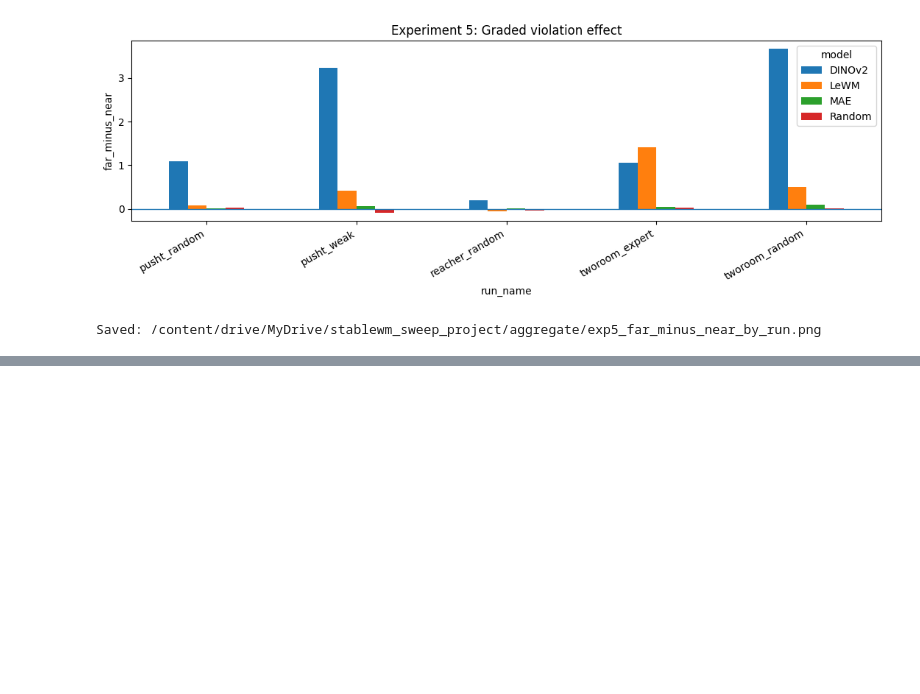
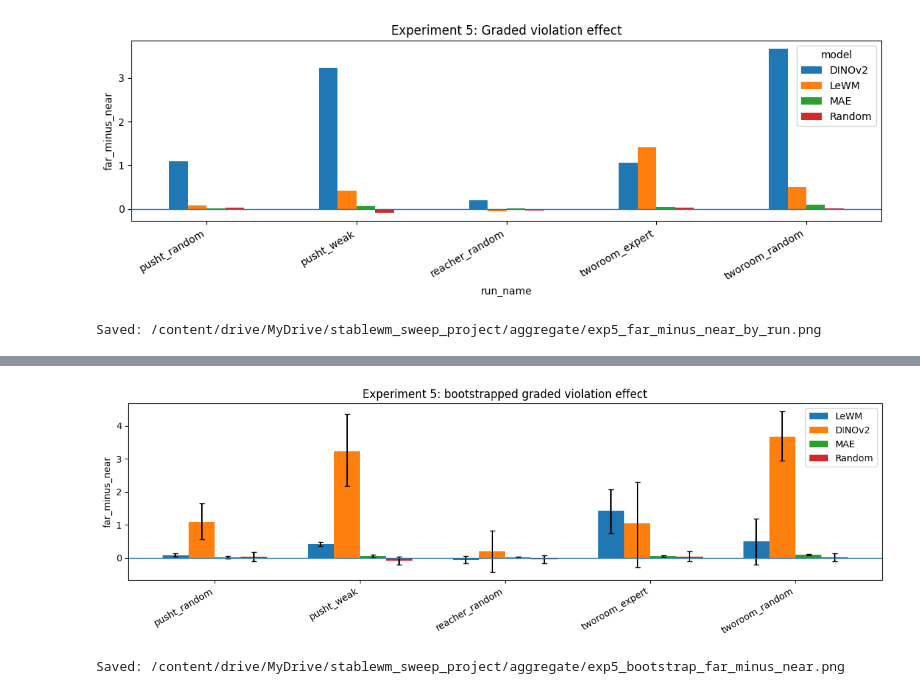
Before and after one commit to DanielEnriq/compcogsci-worldmodels, a Jupyter notebook: ccs_clean_2.ipynb, the cells around one changed output, grey strips where cells are left out. Cells and saved outputs as stored; diff of their text form; code cells hidden in the pictures; blank space fills up the shorter version.

```diff
--- a/ccs_clean_2.ipynb
+++ b/ccs_clean_2.ipynb
@@ -1904,0 +2073,46 @@ Saved: /content/drive/MyDrive/stablewm_sweep_project/aggregate/exp5_far_minus_ne
+# %%
+# Plot bootstrapped far_minus_near CIs
+
+metric = "far_minus_near"
+
+plot_df = exp5_bootstrap_ci[exp5_bootstrap_ci["metric"] == metric].copy()
+
+runs = plot_df["run_name"].unique()
+models = ["LeWM", "DINOv2", "MAE", "Random"]
+
+x = np.arange(len(runs))
+width = 0.18
+
+plt.figure(figsize=(12, 4))
+
+for i, model in enumerate(models):
+    sub = plot_df[plot_df["model"] == model].set_index("run_name").reindex(runs)
+
+    means = sub["mean"].values
+    lows = means - sub["ci_low"].values
+    highs = sub["ci_high"].values - means
+
+    plt.bar(
+        x + (i - 1.5) * width,
+        means,
+        width,
+        label=model,
+        yerr=[lows, highs],
+        capsize=3,
+    )
+
+plt.axhline(0.0, linewidth=1)
+plt.xticks(x, runs, rotation=30, ha="right")
+plt.ylabel("far_minus_near")
+plt.title("Experiment 5: bootstrapped graded violation effect")
+plt.legend()
+plt.tight_layout()
+
+out_path = AGG_DIR / "exp5_bootstrap_far_minus_near.png"
+plt.savefig(out_path, dpi=200)
+plt.show()
+
+print("Saved:", out_path)
+# %% [output]
+[figure, added]
+Saved: /content/drive/MyDrive/stablewm_sweep_project/aggregate/exp5_bootstrap_far_minus_near.png
```
Also changed, not shown: parts of 30 cells of this notebook, 4 other files.
